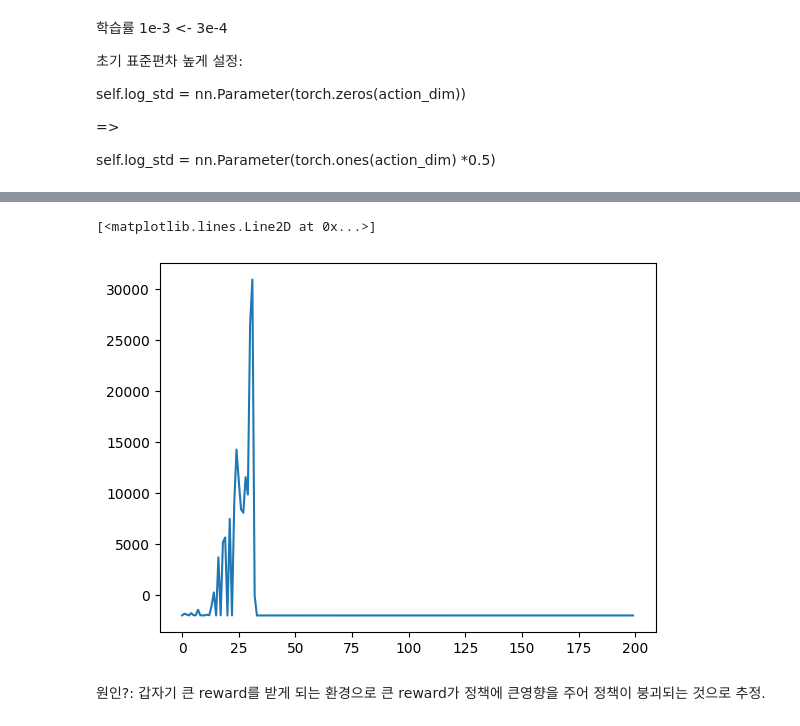
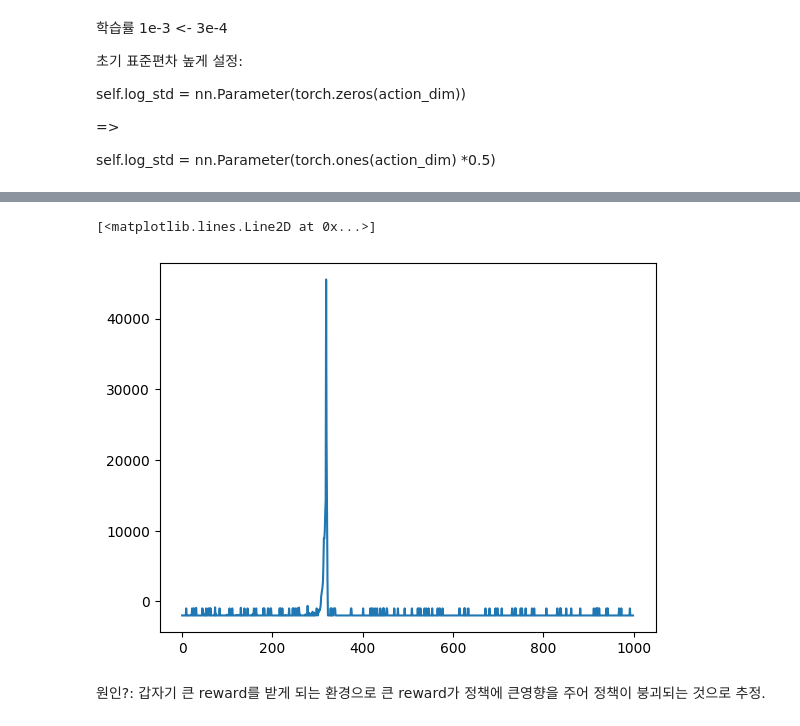
Before and after one commit to KIM-BYOUNGKYU/new_RLproject2, a Jupyter notebook: train.ipynb, the cells around one changed output, grey strips where cells are left out. Saved outputs shown, nothing was run; the diff lists cells and outputs as text; code cells hidden in the pictures.

```diff
--- a/train.ipynb
+++ b/train.ipynb
@@ -307,10 +285,10 @@ if os.path.exists(rewards_path):
 # %%
 episode_rewards=[]
 # %%
-plt.plot(episode_rewards[:200])
+plt.plot(episode_rewards[6000:7000])
 # %% [output]
 [<matplotlib.lines.Line2D at 0x...>]
-[figure, old version]
+[figure, new version]
 # %% [markdown]
 원인?: 갑자기 큰 reward를 받게 되는 환경으로 큰 reward가 정책에 큰영향을 주어 정책이 붕괴되는 것으로 추정.
 # %%
```
Also changed, not shown: parts of 4 cells of this notebook.
